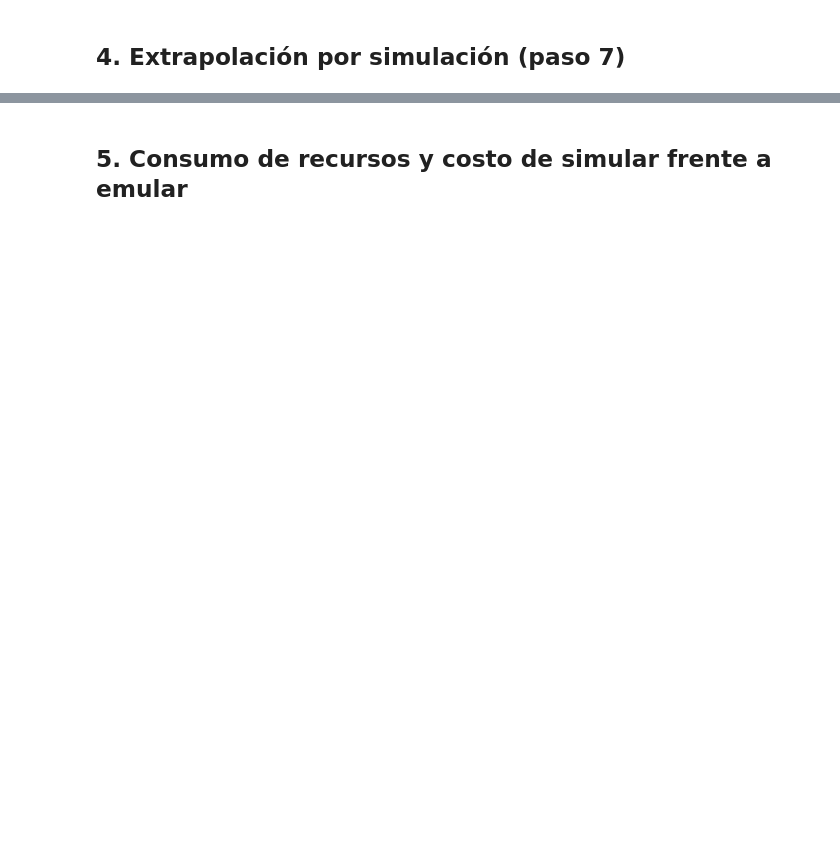
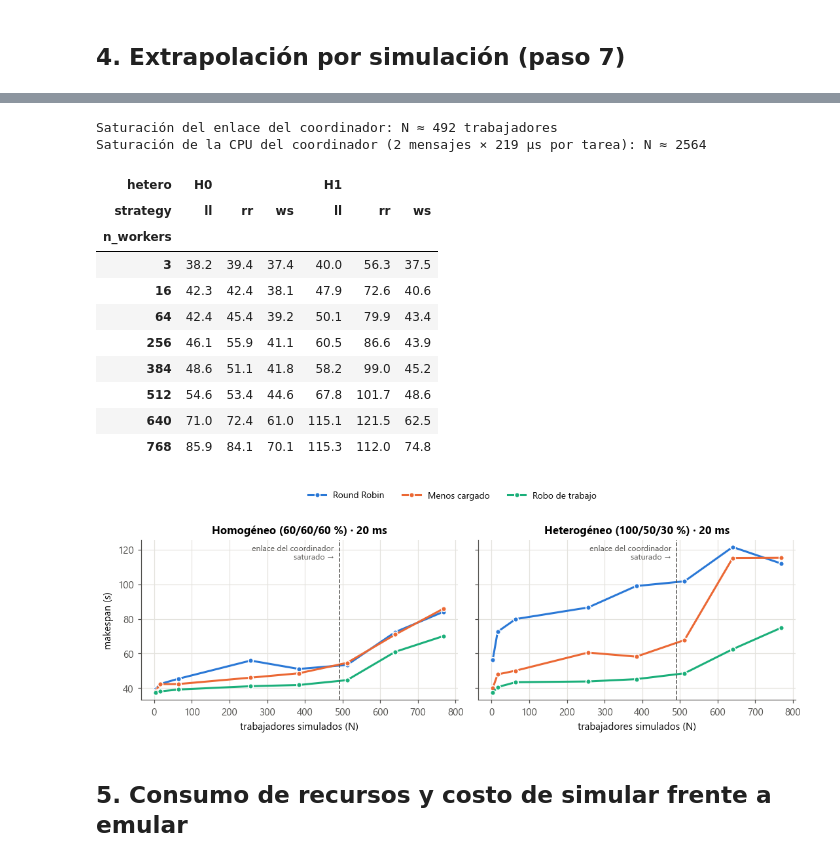
Before and after one commit to Facundosalaa/tif-sod-vagrant-simgrid, a Jupyter notebook: analysis/analisis.ipynb, the cells around one changed output, grey strips where cells are left out. Drawn from its saved outputs; the diff is of its cells as text; code cells hidden in the pictures; blank space fills up the shorter version.

```diff
--- a/analysis/analisis.ipynb
+++ b/analysis/analisis.ipynb
@@ -290,3 +398,50 @@ display(rank_esc.pivot_table(index=["Heterogeneidad", "Latencia (ms)"], columns=
+# %%
+w = params["workload"]
+datos_medios = w["heavy_fraction"] * w["heavy_size"] + (1 - w["heavy_fraction"]) * w["light_size"] + 160
+cap = cal["network"]["0"]["bandwidth_Bps"]
+tpb_por_nodo = w["tasks_per_batch"] / len(params["cluster"]["workers"])
+n_red = cap * w["period_s"] / (tpb_por_nodo * datos_medios)
+costo_tarea = 2 * cal["coord_msg_cost_s"]
+n_cpu = w["period_s"] / (tpb_por_nodo * costo_tarea)
+print(f"Saturación del enlace del coordinador: N ≈ {n_red:.0f} trabajadores")
+print(f"Saturación de la CPU del coordinador (2 mensajes × {cal['coord_msg_cost_s']*1e6:.0f} µs por tarea): N ≈ {n_cpu:.0f}")
+codo_path = EXP / "results" / "sim" / "scale_codo.csv"
+todo = pd.concat([scale, pd.read_csv(codo_path)]) if codo_path.exists() else scale
+c = todo[todo["latency_ms"] == 20].groupby(["n_workers", "hetero", "strategy"]).agg(
+    makespan=("makespan_s", "mean"), coord=("coord_util", "mean")).reset_index()
+c.to_csv(TAB / "codo_coordinador.csv", index=False)
+fig, axes = plt.subplots(1, 2, figsize=(10, 3.6), sharey=True)
+for ax, h in zip(axes, ["H0", "H1"]):
+    for s_ in STRATS:
+        d = c[(c["hetero"] == h) & (c["strategy"] == s_)].sort_values("n_workers")
+        ax.plot(d["n_workers"], d["makespan"], color=COLOR[s_], lw=2, marker="o", ms=5, mec="white", mew=1, label=NAME[s_])
+    ax.axvline(n_red, color=INK2, lw=1, ls="--")
+    ax.text(n_red * 0.97, 0.97, "enlace del coordinador\nsaturado →", fontsize=8, color=INK2, va="top", ha="right",
+            transform=ax.get_xaxis_transform())
+    ax.set_title(f"{HET[h]} · 20 ms")
+    ax.set_xlabel("trabajadores simulados (N)")
+    ax.yaxis.set_major_formatter(coma)
+axes[0].set_ylabel("makespan (s)")
+h_, l_ = axes[0].get_legend_handles_labels()
+fig.tight_layout(rect=(0, 0, 1, 0.88))
+fig.legend(h_, l_, loc="upper center", ncols=3, fontsize=9, bbox_to_anchor=(0.5, 1.0))
+guardar(fig, "fig_escala_codo")
+display(c.pivot_table(index="n_workers", columns=["hetero", "strategy"], values="makespan").round(1))
+# %% [output]
+Saturación del enlace del coordinador: N ≈ 492 trabajadores
+Saturación de la CPU del coordinador (2 mensajes × 219 µs por tarea): N ≈ 2564
+| hetero | H0 |  |  | H1 |  |  |
+| strategy | ll | rr | ws | ll | rr | ws |
+| n_workers |  |  |  |  |  |  |
+| 3 | 38.2 | 39.4 | 37.4 | 40.0 | 56.3 | 37.5 |
+| 16 | 42.3 | 42.4 | 38.1 | 47.9 | 72.6 | 40.6 |
+| 64 | 42.4 | 45.4 | 39.2 | 50.1 | 79.9 | 43.4 |
+| 256 | 46.1 | 55.9 | 41.1 | 60.5 | 86.6 | 43.9 |
+| 384 | 48.6 | 51.1 | 41.8 | 58.2 | 99.0 | 45.2 |
+| 512 | 54.6 | 53.4 | 44.6 | 67.8 | 101.7 | 48.6 |
+| 640 | 71.0 | 72.4 | 61.0 | 115.1 | 121.5 | 62.5 |
+| 768 | 85.9 | 84.1 | 70.1 | 115.3 | 112.0 | 74.8 |
+[figure, added]
 # %% [markdown]
 ## 5. Consumo de recursos y costo de simular frente a emular
 # %%
```
Also changed, not shown: parts of 12 cells of this notebook, 33 other files.
